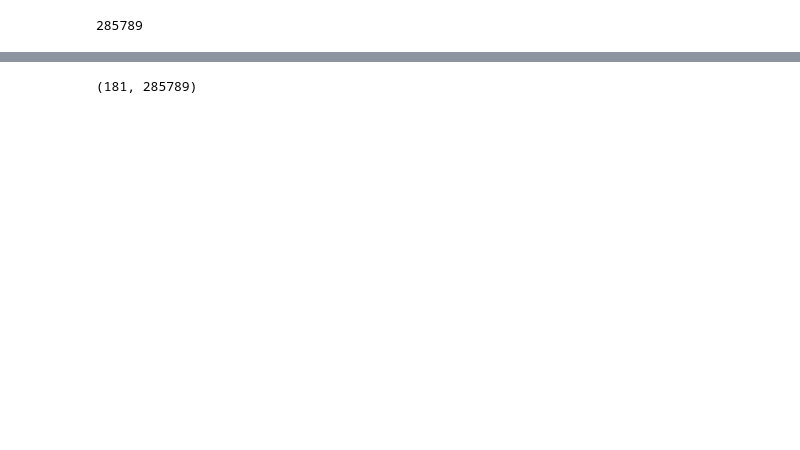
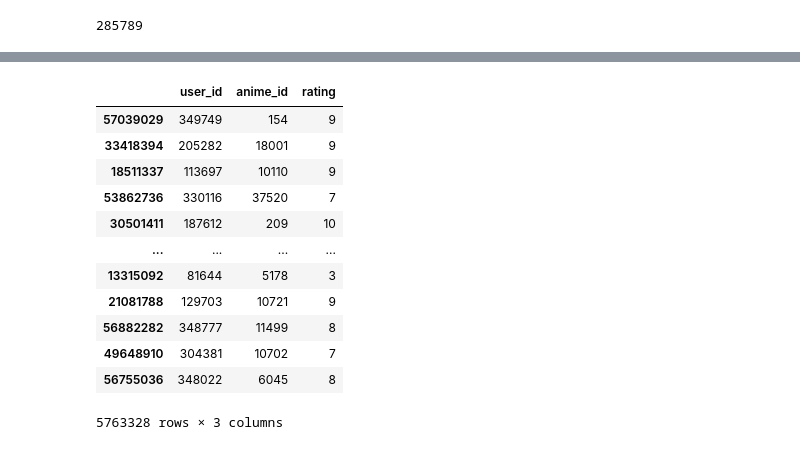
Before and after one commit to sinanuozdemir/quick-start-guide-to-llms, a Jupyter notebook: notebooks/6_recommendation_engine.ipynb, the cells around one changed output, grey strips where cells are left out. Saved outputs shown, nothing was run; the diff lists cells and outputs as text; code cells hidden in the pictures; blank space fills up the shorter version.

```diff
--- a/notebooks/6_recommendation_engine.ipynb
+++ b/notebooks/6_recommendation_engine.ipynb
@@ -669,4 +743,2 @@ rating_complete_test['anime_id'].nunique()
 # %%
-len(total_animes_predicted), len(user_preds)  # this makes me uneasy, why are we only predicting 25 animes?
+{k: len(v) for k, v in total_animes_predicted.items()}
-# %% [output]
-(181, 285789)
@@ -705,0 +745,16 @@ for k in k_values:
+# %%
+rating_complete_test
+# %% [output]
+|  | user_id | anime_id | rating |
+| 57039029 | 349749 | 154 | 9 |
+| 33418394 | 205282 | 18001 | 9 |
+| 18511337 | 113697 | 10110 | 9 |
+| 53862736 | 330116 | 37520 | 7 |
+| 30501411 | 187612 | 209 | 10 |
+| ... | ... | ... | ... |
+| 13315092 | 81644 | 5178 | 3 |
+| 21081788 | 129703 | 10721 | 9 |
+| 56882282 | 348777 | 11499 | 8 |
+| 49648910 | 304381 | 10702 | 7 |
+| 56755036 | 348022 | 6045 | 8 |
+5763328 rows × 3 columns
```
Also changed, not shown: parts of 94 cells of this notebook, 21 other files.
